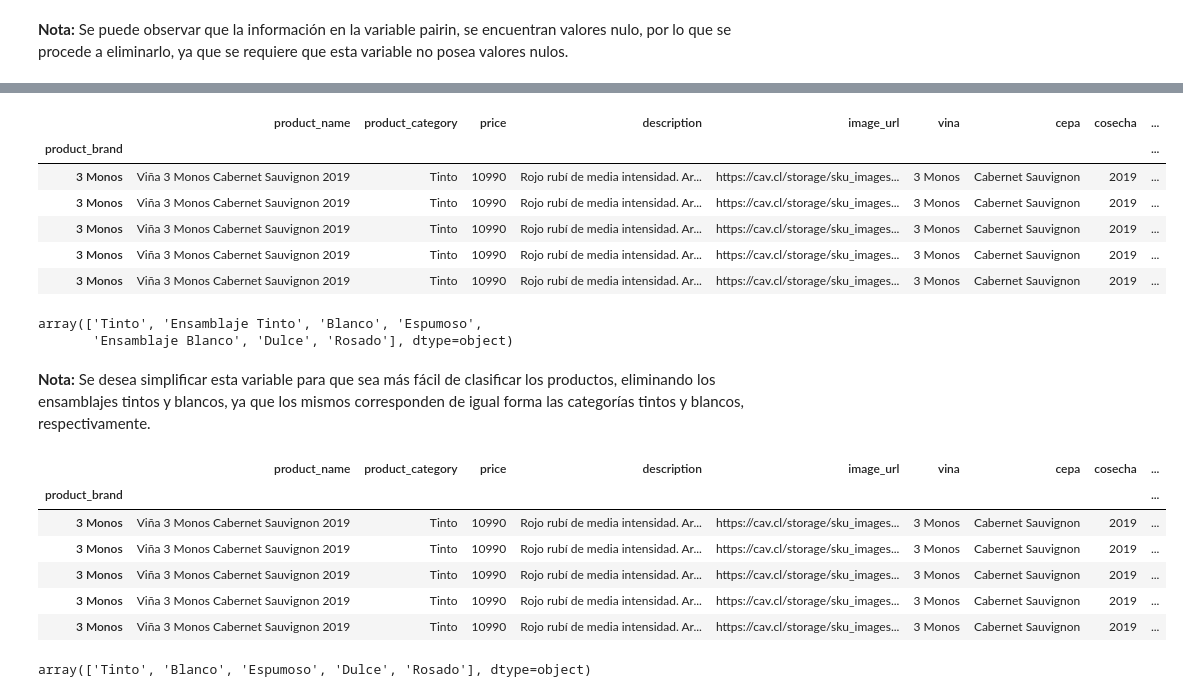
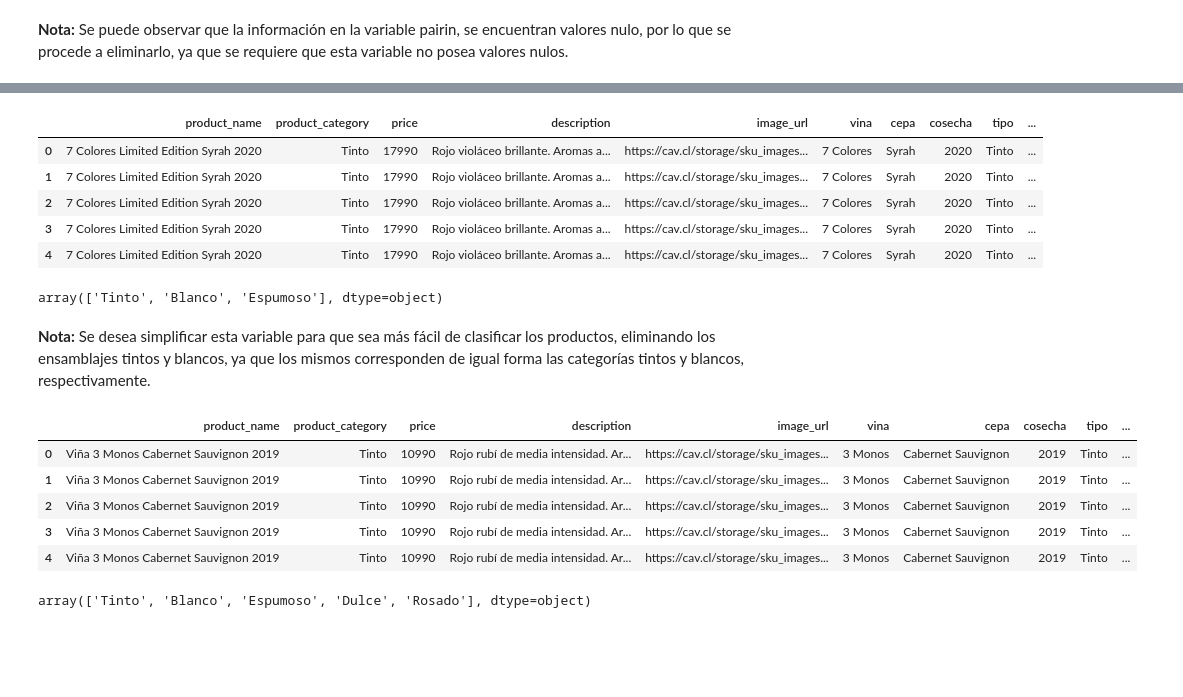
Before and after one commit to fevc08/final_project_4geek, a Jupyter notebook: src_fidel/explorer.ipynb, the cells around one changed output, grey strips where cells are left out. Drawn from its saved outputs; the diff is of its cells as text; code cells hidden in the pictures; blank space fills up the shorter version.

```diff
--- a/src_fidel/explorer.ipynb
+++ b/src_fidel/explorer.ipynb
@@ -548,7 +548,7 @@ ranking_df.reset_index(inplace=True)
 ranking_df.drop(['index'], axis=1, inplace=True)
 # %%
 # Crear el dataframe wine_store a partir de union de los dataframe "descripción_productos" y "maridajes"
-wine_store_df = descripcion_productos_df.set_index("variant").join(maridajes_df.set_index("variant"), how="left")
+wine_store_df = descripcion_productos_df.set_index("variant").join(maridajes_df.set_index("variant"))
 wine_store_df
 # %% [output]
 |  | url_product | product_internal_id | product_code | product_name | product_brand | product_category | ... |
@@ -590,8 +590,8 @@ memory usage: 5.9+ MB
 **Nota:** Se puede observar que la información en la variable pairin, se encuentran valores nulo, por lo que se procede a eliminarlo, ya que se requiere que esta variable no posea valores nulos.
 # %%
 # Eliminar los valores nulos de la variable pairing
-wine_store_df.dropna(subset=["pairing"], inplace=True)
-wine_store_df.head()
+wine_store_df.dropna(inplace=True)
+wine_store_df
 # %% [output]
 |  | url_product | product_internal_id | product_code | product_name | product_brand | product_category | ... |
 | variant |  |  |  |  |  |  | ... |
@@ -643,6 +649,7 @@ rank                     2484
 dtype: int64
 # %%
 # Eliminar todos los datos nulos con respecto a los valores de la variable edad
-wine_products_df.dropna(subset=["age"], inplace=True)
-wine_products_df.head()
+wine_products_df.dropna(inplace=True)
+wine_products_df.reset_index(inplace=True)
+wine_products_df
 # %% [output]
@@ -667,22 +677,22 @@ Index(['url_product', 'product_internal_id', 'product_code', 'product_name',
       dtype='object')
 # %%
-wine_products_df.drop(["url_product", "product_internal_id", "product_code", "cav_points", "member_price", "normal_price", "stock",
+wine_products_df.drop(["product_brand", "url_product", "product_internal_id", "product_code", "cav_points", "member_price", "normal_price", "stock",
                        "procedencia", "linea", "formato", "ses", "rank"], axis=1, inplace=True)
+wine_products_df.reset_index(inplace=True)
+wine_products_df.drop(["index"], axis=1, inplace=True)
 wine_products_df.head()
 # %% [output]
-|  | product_name | product_category | price | description | image_url | vina | cepa | cosecha | ... |
-| product_brand |  |  |  |  |  |  |  |  | ... |
-| 3 Monos | Viña 3 Monos Cabernet Sauvignon 2019 | Tinto | 10990 | Rojo rubí de media intensidad. Ar... | https://cav.cl/storage/sku_images... | 3 Monos | Cabernet Sauvignon | 2019 | ... |
-| 3 Monos | Viña 3 Monos Cabernet Sauvignon 2019 | Tinto | 10990 | Rojo rubí de media intensidad. Ar... | https://cav.cl/storage/sku_images... | 3 Monos | Cabernet Sauvignon | 2019 | ... |
-| 3 Monos | Viña 3 Monos Cabernet Sauvignon 2019 | Tinto | 10990 | Rojo rubí de media intensidad. Ar... | https://cav.cl/storage/sku_images... | 3 Monos | Cabernet Sauvignon | 2019 | ... |
-| 3 Monos | Viña 3 Monos Cabernet Sauvignon 2019 | Tinto | 10990 | Rojo rubí de media intensidad. Ar... | https://cav.cl/storage/sku_images... | 3 Monos | Cabernet Sauvignon | 2019 | ... |
-| 3 Monos | Viña 3 Monos Cabernet Sauvignon 2019 | Tinto | 10990 | Rojo rubí de media intensidad. Ar... | https://cav.cl/storage/sku_images... | 3 Monos | Cabernet Sauvignon | 2019 | ... |
+|  | product_name | product_category | price | description | image_url | vina | cepa | cosecha | tipo | ... |
+| 0 | 7 Colores Limited Edition Syrah 2020 | Tinto | 17990 | Rojo violáceo brillante. Aromas a... | https://cav.cl/storage/sku_images... | 7 Colores | Syrah | 2020 | Tinto | ... |
+| 1 | 7 Colores Limited Edition Syrah 2020 | Tinto | 17990 | Rojo violáceo brillante. Aromas a... | https://cav.cl/storage/sku_images... | 7 Colores | Syrah | 2020 | Tinto | ... |
+| 2 | 7 Colores Limited Edition Syrah 2020 | Tinto | 17990 | Rojo violáceo brillante. Aromas a... | https://cav.cl/storage/sku_images... | 7 Colores | Syrah | 2020 | Tinto | ... |
+| 3 | 7 Colores Limited Edition Syrah 2020 | Tinto | 17990 | Rojo violáceo brillante. Aromas a... | https://cav.cl/storage/sku_images... | 7 Colores | Syrah | 2020 | Tinto | ... |
+| 4 | 7 Colores Limited Edition Syrah 2020 | Tinto | 17990 | Rojo violáceo brillante. Aromas a... | https://cav.cl/storage/sku_images... | 7 Colores | Syrah | 2020 | Tinto | ... |
 # %%
 # Obtener los valores unicos de la variable "product_category"
 wine_products_df["product_category"].unique()
 # %% [output]
-array(['Tinto', 'Ensamblaje Tinto', 'Blanco', 'Espumoso',
-       'Ensamblaje Blanco', 'Dulce', 'Rosado'], dtype=object)
+array(['Tinto', 'Blanco', 'Espumoso'], dtype=object)
 # %% [markdown]
 **Nota:** Se desea simplificar esta variable para que sea más fácil de clasificar los productos, eliminando los ensamblajes tintos y blancos, ya que los mismos corresponden de igual forma las categorías tintos y blancos, respectivamente.
 # %%
@@ -690,13 +700,12 @@ array(['Tinto', 'Ensamblaje Tinto', 'Blanco', 'Espumoso',
 wine_products_df.replace(regex={"Ensamblaje Tinto":"Tinto", "Ensamblaje Blanco":"Blanco"}, inplace=True)
 wine_products_df.head()
 # %% [output]
-|  | product_name | product_category | price | description | image_url | vina | cepa | cosecha | ... |
-| product_brand |  |  |  |  |  |  |  |  | ... |
-| 3 Monos | Viña 3 Monos Cabernet Sauvignon 2019 | Tinto | 10990 | Rojo rubí de media intensidad. Ar... | https://cav.cl/storage/sku_images... | 3 Monos | Cabernet Sauvignon | 2019 | ... |
-| 3 Monos | Viña 3 Monos Cabernet Sauvignon 2019 | Tinto | 10990 | Rojo rubí de media intensidad. Ar... | https://cav.cl/storage/sku_images... | 3 Monos | Cabernet Sauvignon | 2019 | ... |
-| 3 Monos | Viña 3 Monos Cabernet Sauvignon 2019 | Tinto | 10990 | Rojo rubí de media intensidad. Ar... | https://cav.cl/storage/sku_images... | 3 Monos | Cabernet Sauvignon | 2019 | ... |
-| 3 Monos | Viña 3 Monos Cabernet Sauvignon 2019 | Tinto | 10990 | Rojo rubí de media intensidad. Ar... | https://cav.cl/storage/sku_images... | 3 Monos | Cabernet Sauvignon | 2019 | ... |
-| 3 Monos | Viña 3 Monos Cabernet Sauvignon 2019 | Tinto | 10990 | Rojo rubí de media intensidad. Ar... | https://cav.cl/storage/sku_images... | 3 Monos | Cabernet Sauvignon | 2019 | ... |
+|  | product_name | product_category | price | description | image_url | vina | cepa | cosecha | tipo | ... |
+| 0 | Viña 3 Monos Cabernet Sauvignon 2019 | Tinto | 10990 | Rojo rubí de media intensidad. Ar... | https://cav.cl/storage/sku_images... | 3 Monos | Cabernet Sauvignon | 2019 | Tinto | ... |
+| 1 | Viña 3 Monos Cabernet Sauvignon 2019 | Tinto | 10990 | Rojo rubí de media intensidad. Ar... | https://cav.cl/storage/sku_images... | 3 Monos | Cabernet Sauvignon | 2019 | Tinto | ... |
+| 2 | Viña 3 Monos Cabernet Sauvignon 2019 | Tinto | 10990 | Rojo rubí de media intensidad. Ar... | https://cav.cl/storage/sku_images... | 3 Monos | Cabernet Sauvignon | 2019 | Tinto | ... |
+| 3 | Viña 3 Monos Cabernet Sauvignon 2019 | Tinto | 10990 | Rojo rubí de media intensidad. Ar... | https://cav.cl/storage/sku_images... | 3 Monos | Cabernet Sauvignon | 2019 | Tinto | ... |
+| 4 | Viña 3 Monos Cabernet Sauvignon 2019 | Tinto | 10990 | Rojo rubí de media intensidad. Ar... | https://cav.cl/storage/sku_images... | 3 Monos | Cabernet Sauvignon | 2019 | Tinto | ... |
 # %%
 # Obtener los valores unicos de la variable "product_category"
 wine_products_df["product_category"].unique()
```
Also changed, not shown: parts of 44 cells of this notebook, 7 other files.
